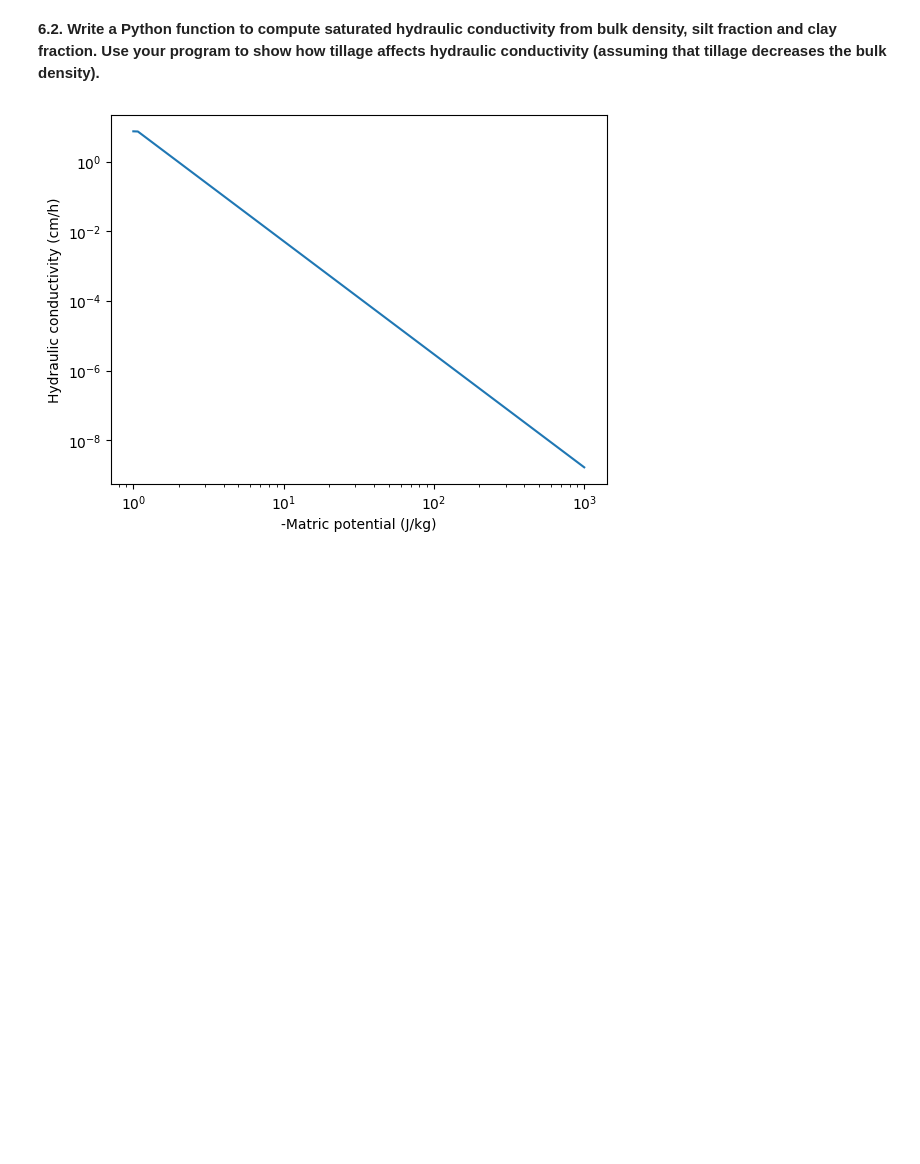
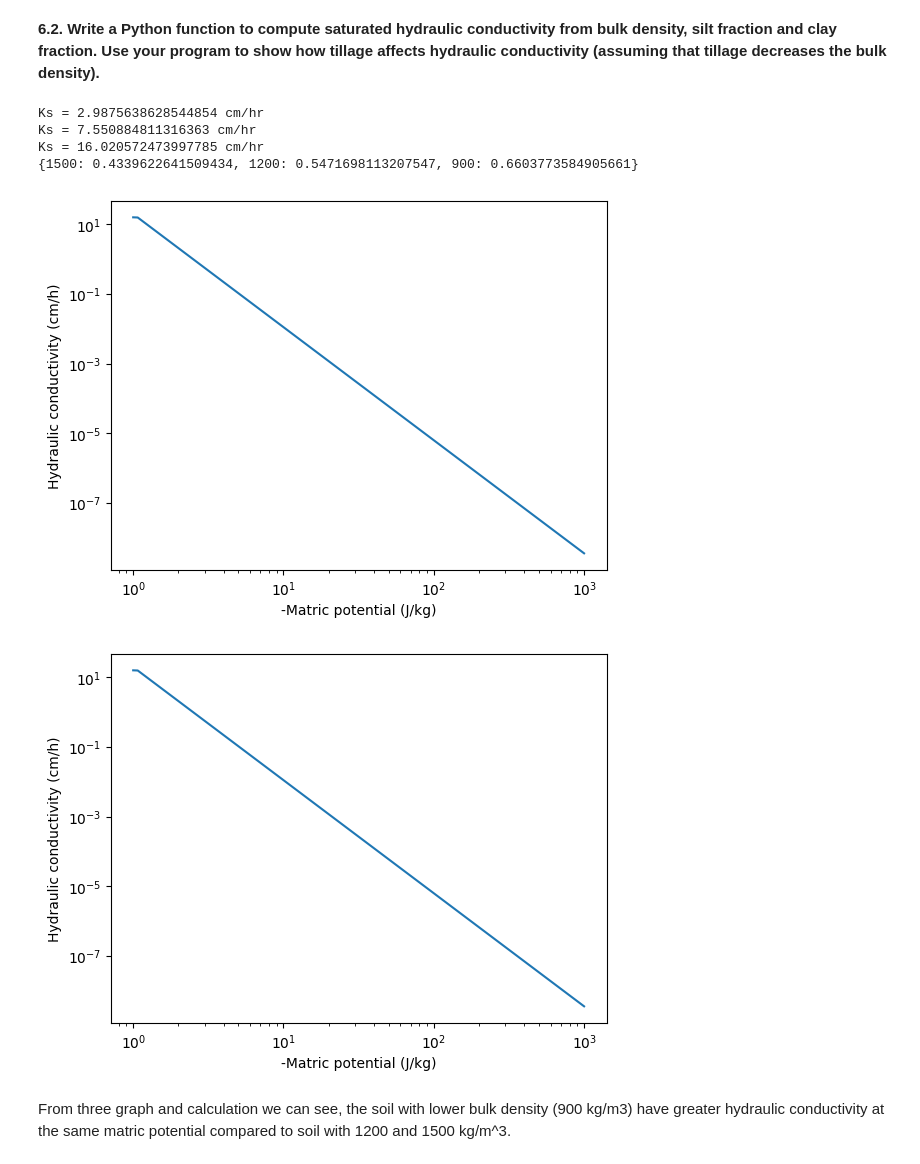
Before and after one commit to soil-physics-okstate/soil-physics-theory, a Jupyter notebook: content/chapter-6/Babita-6.ipynb, the cells around one changed output. Cells and saved outputs as stored; diff of their text form; code cells hidden in the pictures; blank space fills up the shorter version.

```diff
--- a/content/chapter-6/Babita-6.ipynb
+++ b/content/chapter-6/Babita-6.ipynb
@@ -80,15 +59,57 @@ plt.show()
 # %%
 from PSP_hydraulicConductivity import*
 import matplotlib.pyplot as plt
+# %%
+silt = 0.1 # mass fraction of silt (g/g)
+clay = 0.1 # mass fraction of clay (g/g)
+bulkDensity = [1500,1200,900] # bulk density (kg/m^3)
+particle_density = 2650
+#K, psi = hydraulicConductivity(silt,clay,bulkDensity)
+sand=1-(silt+clay)
+theta_s = {}
+
+for i in bulkDensity:
+  porosity = 1 - i/particle_density                                              #m^3/m^3
+  theta_s[i] = porosity                                                          #m^3/m^3
+  dg = np.exp(sand * (5.76) + silt * (2.3) + clay * (-1.96))                   #Equation_2.36
+  psi_e = 0.61 * np.log(dg) - 3.9                                              #Equation_5.36
+  b = 8.25 - 1.26 * np.log(dg)                                                 #Equation_5.37
+  Ks = 0.07 * (theta_s[i] * (1 - (-psi_e/33)**(1/b)))**4                       #Equation_6.34
+  print('Ks =', Ks*3600, 'cm/hr')
+
+print(theta_s)
+
+#plt.loglog(psi,K*3600)
+#plt.xlabel('-Matric potential (J/kg)')
+#plt.ylabel('Hydraulic conductivity (cm/h)')
+#plt.show()
+# %% [output]
+Ks = 2.9875638628544854 cm/hr
+Ks = 7.550884811316363 cm/hr
+Ks = 16.020572473997785 cm/hr
+{1500: 0.4339622641509434, 1200: 0.5471698113207547, 900: 0.6603773584905661}
 # %%
+
+from PSP_hydraulicConductivity import *
 silt = 0.1 # mass fraction of silt (g/g)
 clay = 0.1 # mass fraction of clay (g/g)
-bulkDensity = 1200. # bulk density (kg/m^3)
+bulkDensity= 1500 # bulk density (kg/m^3)
+bulkDensity= 1200 # bulk density (kg/m^3)
+bulkDensity= 900 # bulk density (kg/m^3)
 K, psi = hydraulicConductivity(silt,clay,bulkDensity)
-
 plt.loglog(psi,K*3600)
 plt.xlabel('-Matric potential (J/kg)')
 plt.ylabel('Hydraulic conductivity (cm/h)')
 plt.show()
+
+bulkDensity= 900 # bulk density (kg/m^3)
+K, psi = hydraulicConductivity(silt,clay,bulkDensity)
+plt.loglog(psi,K*3600)
+plt.xlabel('-Matric potential (J/kg)')
+plt.ylabel('Hydraulic conductivity (cm/h)')
+plt.show()
 # %% [output]
-[figure, old version]
+[figure, new version]
+[figure, added]
+# %% [markdown]
+From three graph and calculation we can see, the soil with lower bulk density (900 kg/m3) have greater hydraulic conductivity at the same matric potential compared to soil with 1200 and 1500 kg/m^3.
```
Also changed, not shown: parts of 1 cell of this notebook.
